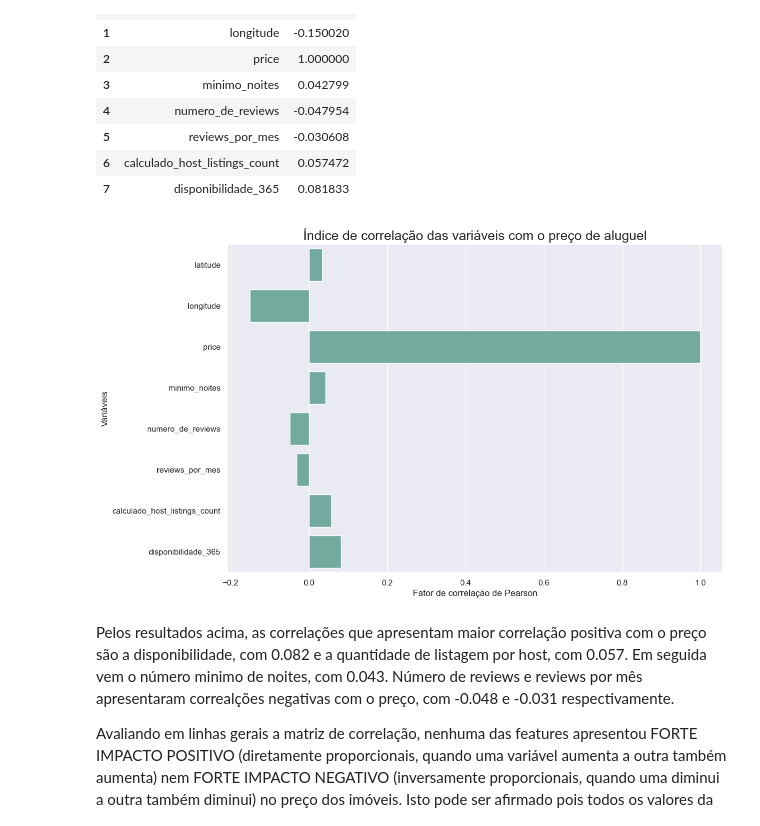
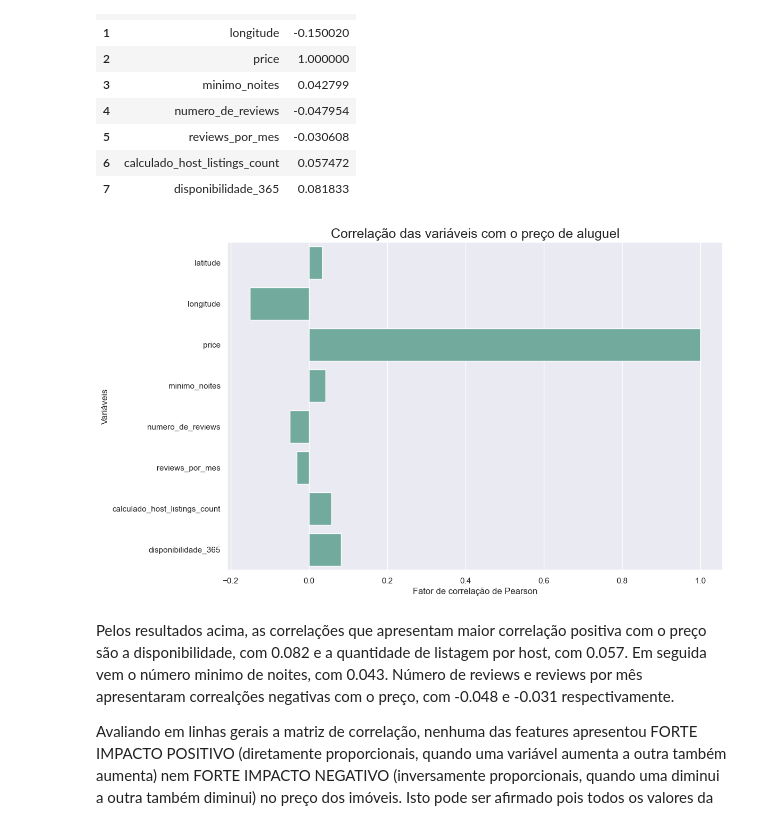
Before and after one commit to rfprates/LH_CD_RODRIGOPRATES, a Jupyter notebook: reports_eda/EDA.ipynb, the cells around one changed output. Cells and saved outputs as stored; diff of their text form; code cells hidden in the pictures.

```diff
--- a/reports_eda/EDA.ipynb
+++ b/reports_eda/EDA.ipynb
@@ -552,27 +552,27 @@ corr['price']
 # %%
 correlacao_price = corr['price'].reset_index()
 
 # ajuste do tamanho da figura
 plt.figure(figsize = (12,8))
 
 
 sns.barplot(
     data = correlacao_price,
     y = 'index',
     x = 'price',
     color = color
 )
 
 # título do gráfico
-plt.title('Índice de correlação das variáveis com o preço de aluguel', fontsize = 18)
+plt.title('Correlação das variáveis com o preço de aluguel', fontsize = 18)
 
 # nomeando o eixo Y
 plt.ylabel('Variáveis', fontsize = 12)
 
 # nomeando o eixo X
 plt.xlabel('Fator de correlação de Pearson', fontsize = 12);
 # %% [output]
-[figure, old version]
+[figure, new version]
 # %% [markdown]
 Pelos resultados acima, as correlações que apresentam maior correlação positiva com o preço são a disponibilidade, com 0.082 e a quantidade de listagem por host, com 0.057. Em seguida vem o número minimo de noites, com 0.043. Número de reviews e reviews por mês apresentaram correalções negativas com o preço, com -0.048 e -0.031 respectivamente.
 
```
Also changed, not shown: parts of 3 cells of this notebook.
